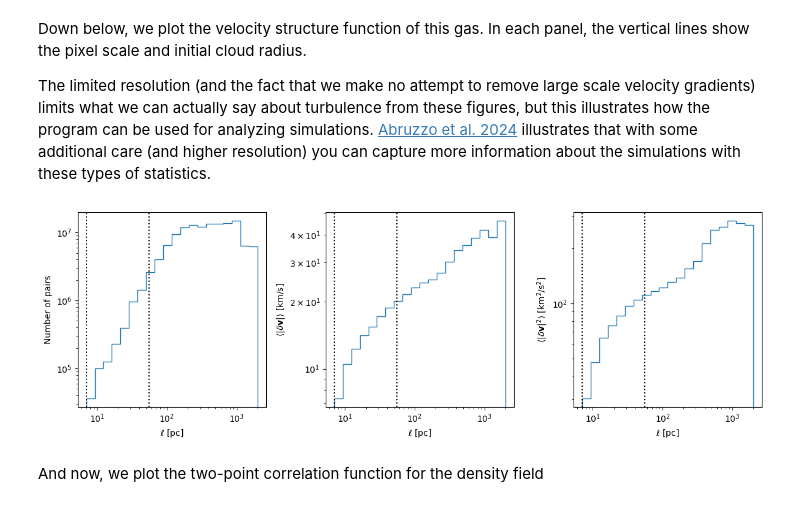
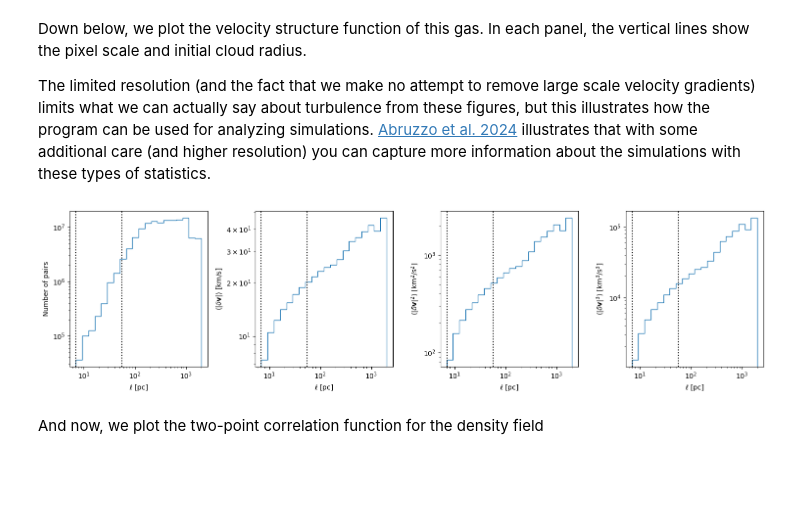
Before and after one commit to mabruzzo/pairstat, a Jupyter notebook: docs/source/pages/Example-simulation.ipynb, the cells around one changed output. Drawn from its saved outputs; the diff is of its cells as text; code cells hidden in the pictures; blank space fills up the shorter version.

```diff
--- a/docs/source/pages/Example-simulation.ipynb
+++ b/docs/source/pages/Example-simulation.ipynb
@@ -57,36 +57,38 @@ The limited resolution (and the fact that we make no attempt to remove large sca
 # %%
 dist_bin_edges = np.geomspace(7.0, 2000.0, num=21)
 
 result_dict = vsf_props(
     pos_a=colder_pos,
     pos_b=None,
     val_a=colder_vel,
     val_b=None,
     dist_bin_edges=dist_bin_edges,
-    stat_kw_pairs=[("variance", {})],
+    stat_kw_pairs=[("omoment3", {})],
     nproc=1,
 )[0]
 
 
-fig, ax_arr = plt.subplots(1, 3, figsize=(12, 4), sharex=True)
+fig, ax_arr = plt.subplots(1, 4, figsize=(15, 4), sharex=True)
 
 ax_arr[0].stairs(result_dict["counts"], edges=dist_bin_edges)
 ax_arr[0].set_ylabel("Number of pairs")
 ax_arr[1].stairs(result_dict["mean"], edges=dist_bin_edges)
 ax_arr[1].set_ylabel(r"$\langle|\delta{\bf v}|\rangle$ [${\rm km}/{\rm s}$]")
-ax_arr[2].stairs(result_dict["variance"], edges=dist_bin_edges)
+ax_arr[2].stairs(result_dict["omoment2"], edges=dist_bin_edges)
 ax_arr[2].set_ylabel(r"$\langle|\delta{\bf v}|^2\rangle$ [${\rm km}^2/{\rm s}^2$]")
+ax_arr[3].stairs(result_dict["omoment3"], edges=dist_bin_edges)
+ax_arr[3].set_ylabel(r"$\langle|\delta{\bf v}|^3\rangle$ [${\rm km}^3/{\rm s}^3$]")
 
 for ax in ax_arr:
     ax.set_xlabel(r"$\ell\ [{\rm pc}]$")
     ax.set_xscale("log")
     ax.set_yscale("log")
     ax.axvline(56, ls=":", color="k", label="initial radius")
     ax.axvline(56 / 8, ls=":", color="k", label="pixel scale")
 
 fig.tight_layout()
 # %% [output]
-[figure, old version]
+[figure, new version]
 # %% [markdown]
 And now, we plot the two-point correlation function for the density field
 # %%
```
Also changed, not shown: parts of 3 cells of this notebook, 3 other files.
